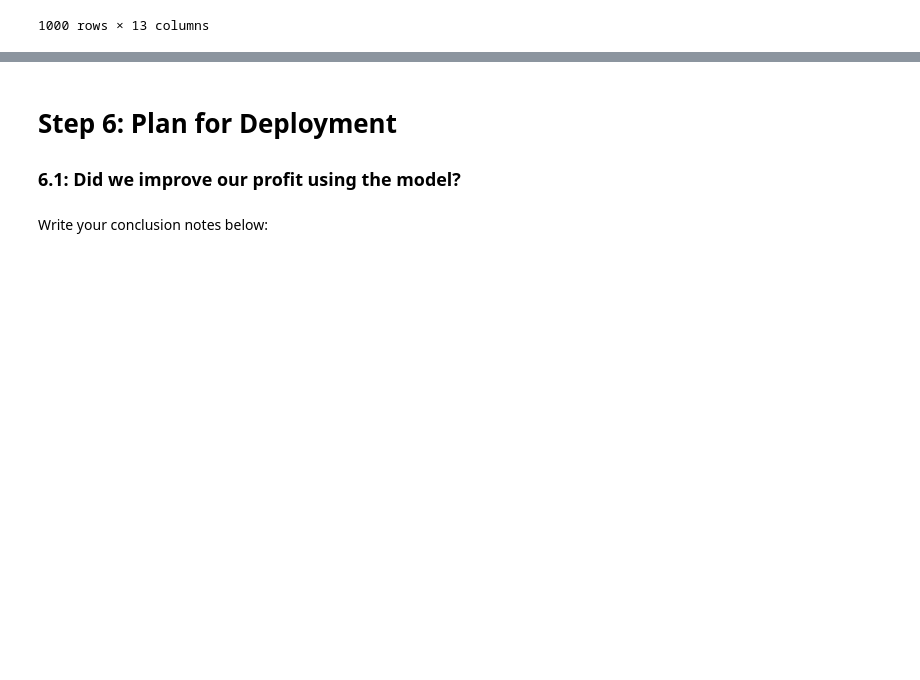
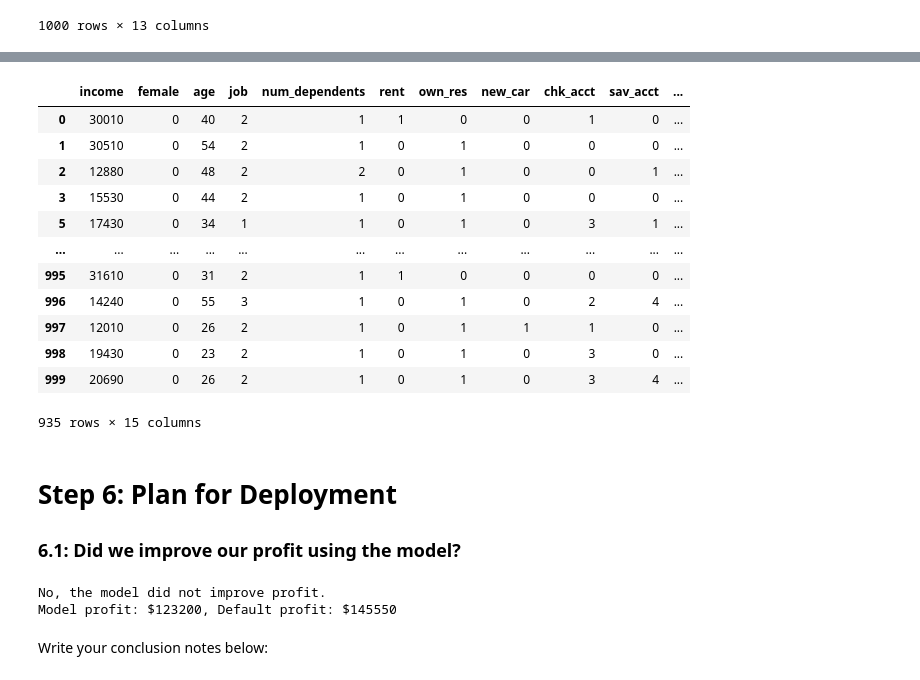
Before and after one commit to Gabbie22/is_4487_base, a Jupyter notebook: Assignments/Scripts/advise_invest_template.ipynb, the cells around one changed output, grey strips where cells are left out. Saved outputs shown, nothing was run; the diff lists cells and outputs as text; code cells hidden in the pictures; blank space fills up the shorter version.

```diff
--- a/Assignments/Scripts/advise_invest_template.ipynb
+++ b/Assignments/Scripts/advise_invest_template.ipynb
@@ -793,5 +798,62 @@ df_new
+# %%
+# Assuming 'tree_model' is your trained decision tree model and 'df_new' is your DataFrame of new customers
+# with the same preprocessing as the training data.
+
+# Predict probabilities for each customer
+probabilities = tree_model.predict_proba(X_new)
+
+# Extract the probability of answering (probability of class 1)
+answer_probabilities = probabilities[:, 1]
+
+# Add the probabilities to the DataFrame
+df_new['probability_of_answering'] = answer_probabilities
+
+# Assign a predicted class label based on the probability threshold
+df_new['predicted_class'] = df_new['probability_of_answering'].apply(lambda x: "yes" if x >= 0.3 else "no")
+
+# Filter the DataFrame to include only customers with a predicted class label of "yes"
+contact_list = df_new[df_new['predicted_class'] == "yes"]
+
+# Display the contact list
+contact_list
+# %% [output]
+|  | income | female | age | job | num_dependents | rent | own_res | new_car | chk_acct | sav_acct | ... |
+| 0 | 30010 | 0 | 40 | 2 | 1 | 1 | 0 | 0 | 1 | 0 | ... |
+| 1 | 30510 | 0 | 54 | 2 | 1 | 0 | 1 | 0 | 0 | 0 | ... |
+| 2 | 12880 | 0 | 48 | 2 | 2 | 0 | 1 | 0 | 0 | 1 | ... |
+| 3 | 15530 | 0 | 44 | 2 | 1 | 0 | 1 | 0 | 0 | 0 | ... |
+| 5 | 17430 | 0 | 34 | 1 | 1 | 0 | 1 | 0 | 3 | 1 | ... |
+| ... | ... | ... | ... | ... | ... | ... | ... | ... | ... | ... | ... |
+| 995 | 31610 | 0 | 31 | 2 | 1 | 1 | 0 | 0 | 0 | 0 | ... |
+| 996 | 14240 | 0 | 55 | 3 | 1 | 0 | 1 | 0 | 2 | 4 | ... |
+| 997 | 12010 | 0 | 26 | 2 | 1 | 0 | 1 | 1 | 1 | 0 | ... |
+| 998 | 19430 | 0 | 23 | 2 | 1 | 0 | 1 | 0 | 3 | 0 | ... |
+| 999 | 20690 | 0 | 26 | 2 | 1 | 0 | 1 | 0 | 3 | 4 | ... |
+935 rows × 15 columns
 # %% [markdown]
 # Step 6: Plan for Deployment
 ### 6.1: Did we improve our profit using the model?
+# %%
+# Calculate profit using the model
+true_positives = ((y_test == 1) & (y_pred == 1)).sum()
+false_positives = ((y_test == 0) & (y_pred == 1)).sum()
+profit_model = (true_positives * 75) - (false_positives * 25)
+
+# Calculate default profit (calling all customers)
+all_customers = len(y_test)
+answered_customers = y_test.sum()
+not_answered_customers = all_customers - answered_customers
+default_profit = (answered_customers * 75) - (not_answered_customers * 25)
+
+# Compare profits and print the result
+if profit_model > default_profit:
+    print("Yes, the model improved profit.")
+    print(f"Model profit: ${profit_model}, Default profit: ${default_profit}")
+else:
+    print("No, the model did not improve profit.")
+    print(f"Model profit: ${profit_model}, Default profit: ${default_profit}")
+# %% [output]
+No, the model did not improve profit.
+Model profit: $123200, Default profit: $145550
 # %% [markdown]
 Write your conclusion notes below:
```
Also changed, not shown: parts of 3 cells of this notebook.
